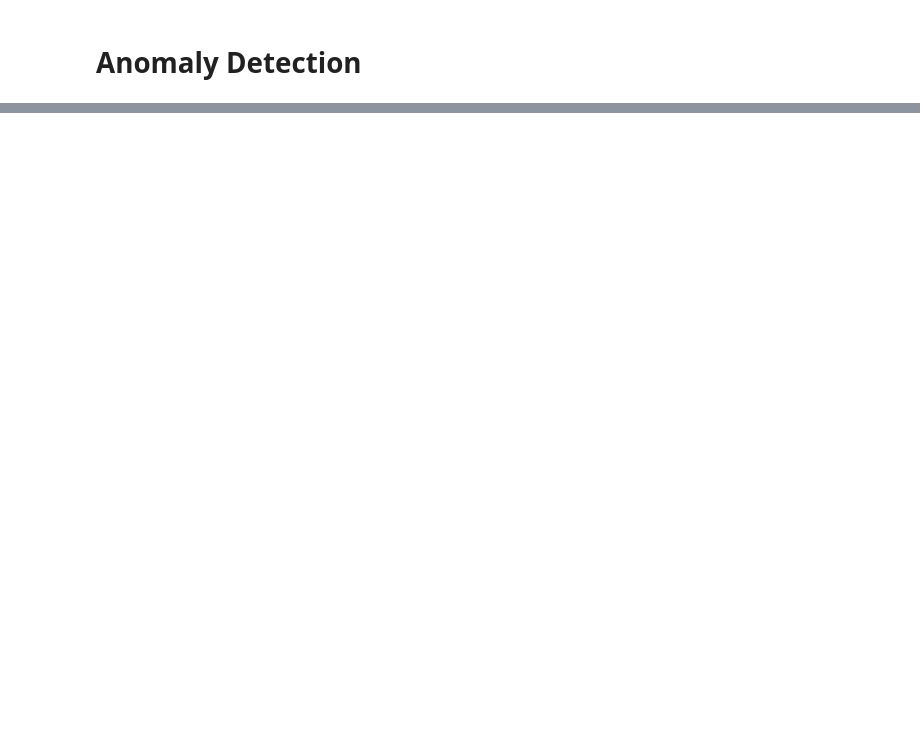
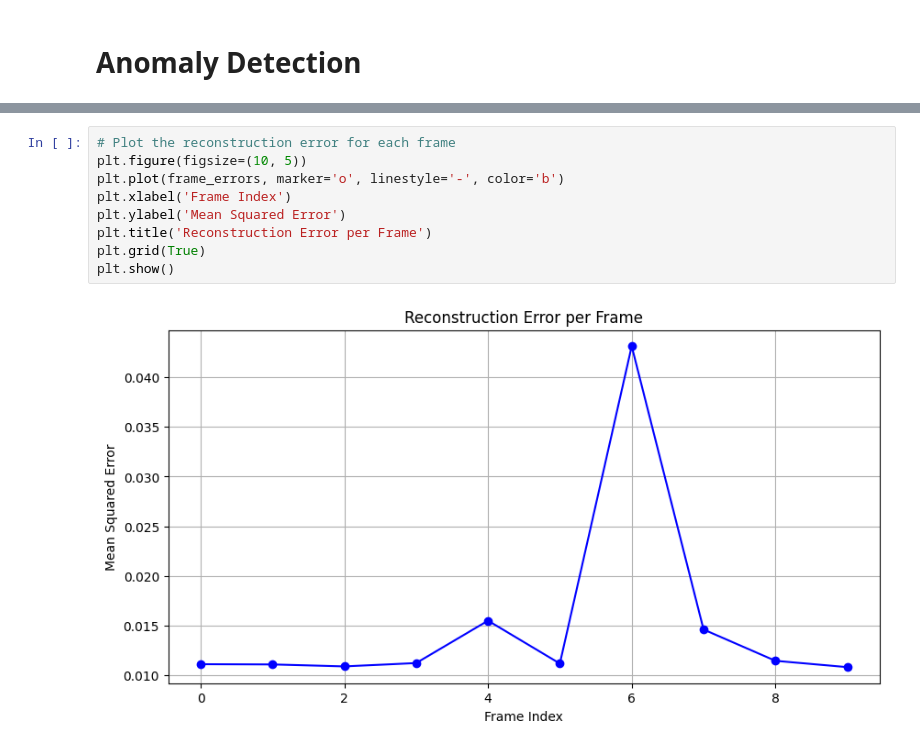
Before and after one commit to FatmaEmad208/CNN-LSTM, a Jupyter notebook: CNN_LSTM.ipynb, the cells around one changed output, grey strips where cells are left out. Cells and saved outputs as stored; diff of their text form; blank space fills up the shorter version.

```diff
--- a/CNN_LSTM.ipynb
+++ b/CNN_LSTM.ipynb
@@ -165,0 +185,11 @@ Reconstruction error: 0.01403531
+# %%
+# Plot the reconstruction error for each frame
+plt.figure(figsize=(10, 5))
+plt.plot(frame_errors, marker='o', linestyle='-', color='b')
+plt.xlabel('Frame Index')
+plt.ylabel('Mean Squared Error')
+plt.title('Reconstruction Error per Frame')
+plt.grid(True)
+plt.show()
+# %% [output]
+[figure, added]
```
Also changed, not shown: parts of 6 cells of this notebook.
